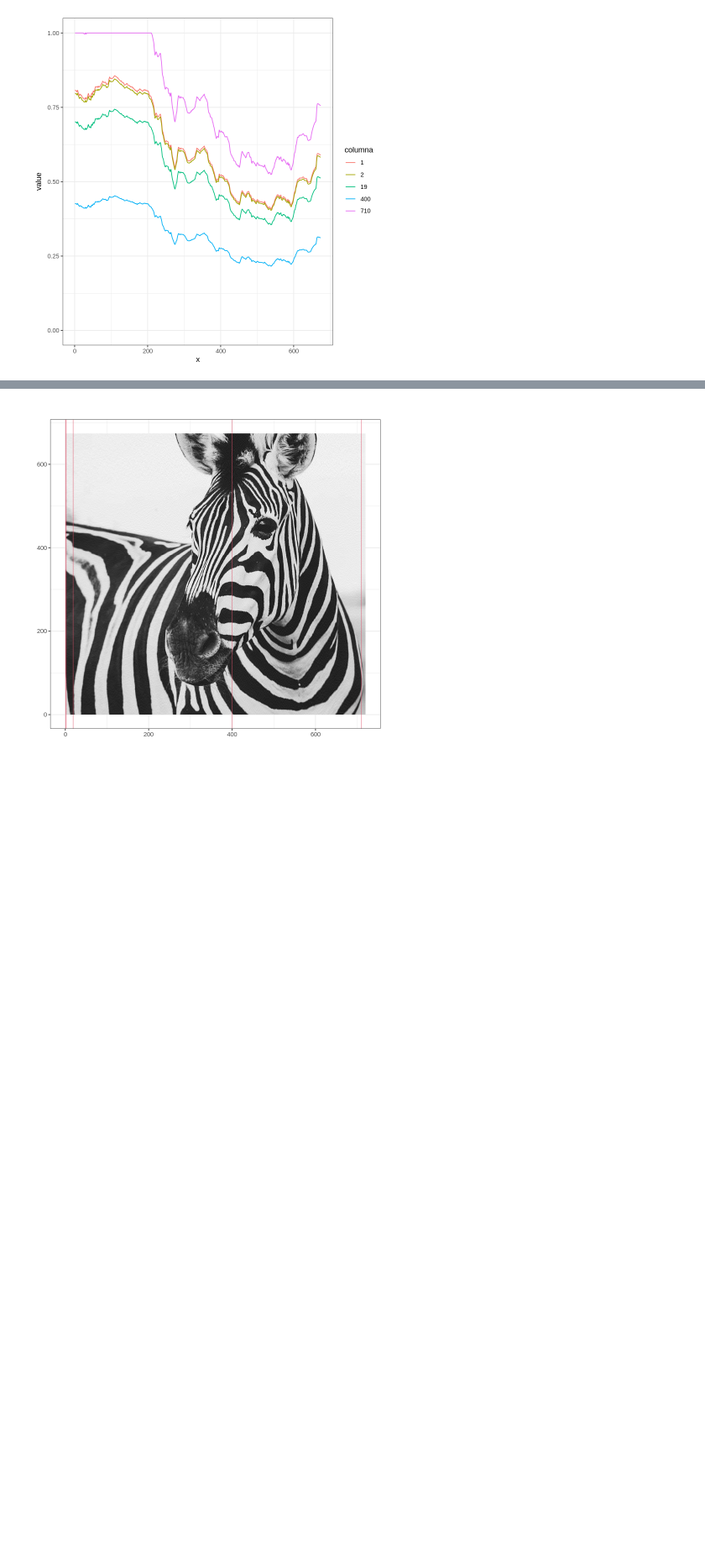
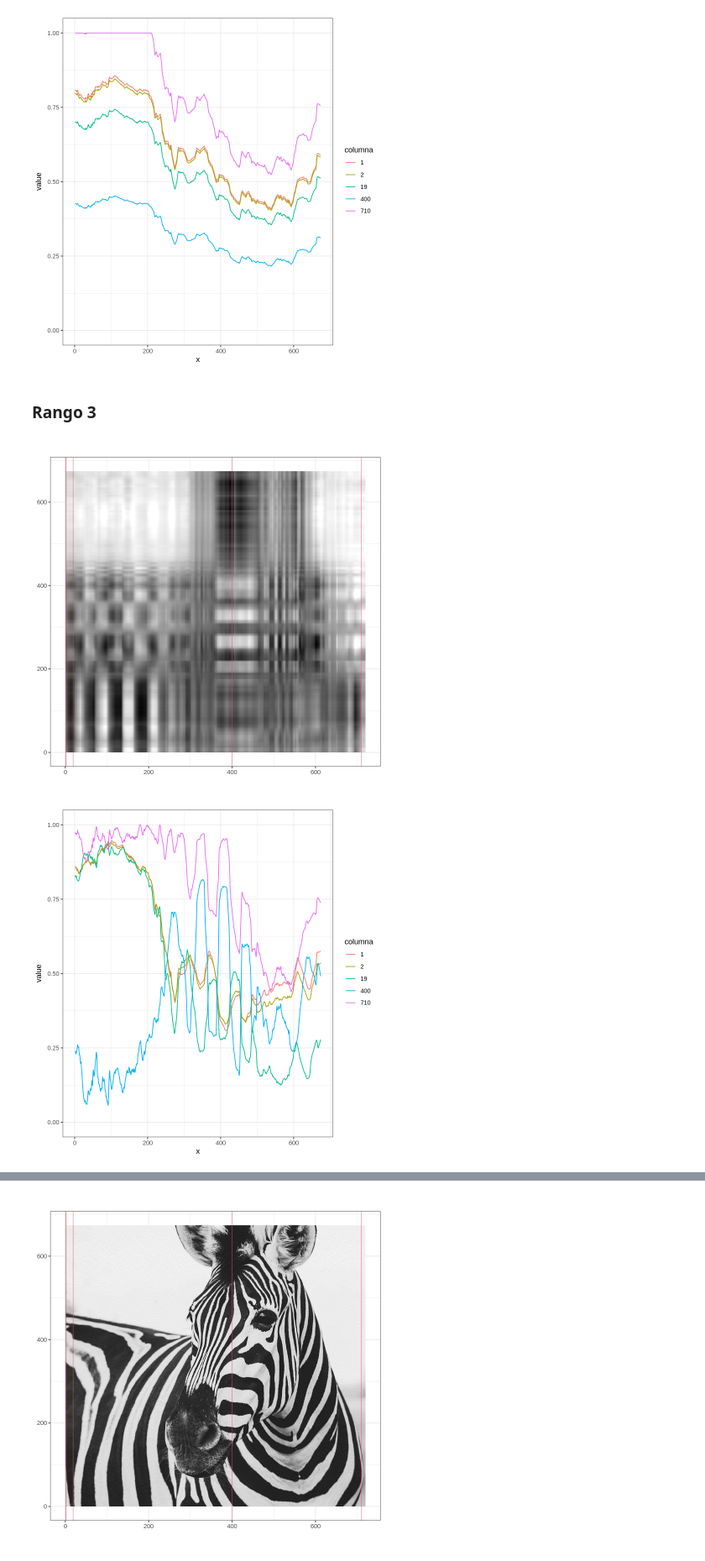
Before and after one commit to diegoax/ALNAE-2026, a Jupyter notebook: Notebooks/clase13_ALNAE_2026.ipynb, the cells around one changed output, grey strips where cells are left out. Shown at 84% size. Drawn from its saved outputs; the diff is of its cells as text; code cells hidden in the pictures; blank space fills up the shorter version.

```diff
--- a/Notebooks/clase13_ALNAE_2026.ipynb
+++ b/Notebooks/clase13_ALNAE_2026.ipynb
@@ -94,3 +128,27 @@ imag[,cols] %>%
 # %% [output]
 [figure]
 [figure]
+# %% [markdown]
+### Rango 3
+# %%
+imag <- imagenes[[3]]
+im_raster <- as.raster(imag)
+
+ggplot() +
+  annotation_raster(im_raster, xmin = 0, xmax = 720, ymin = 0, ymax = 674) +
+  geom_vline(xintercept = cols, col = 2, alpha = .5) +
+  xlim(0, 720) + ylim(0, 674) +
+  coord_fixed()
+
+
+imag[,cols] %>%
+  as.data.table %>%
+  setnames(new = as.character(cols)) %>%
+  .[, x := .I] %>%
+  melt("x", variable.name = "columna") %>%
+  ggplot(aes(x = x, y = value, col = columna)) +
+  geom_line() +
+  ylim(c(0,1))
+# %% [output]
+[figure, added]
+[figure, added]
```
Also changed, not shown: parts of 11 cells of this notebook.
